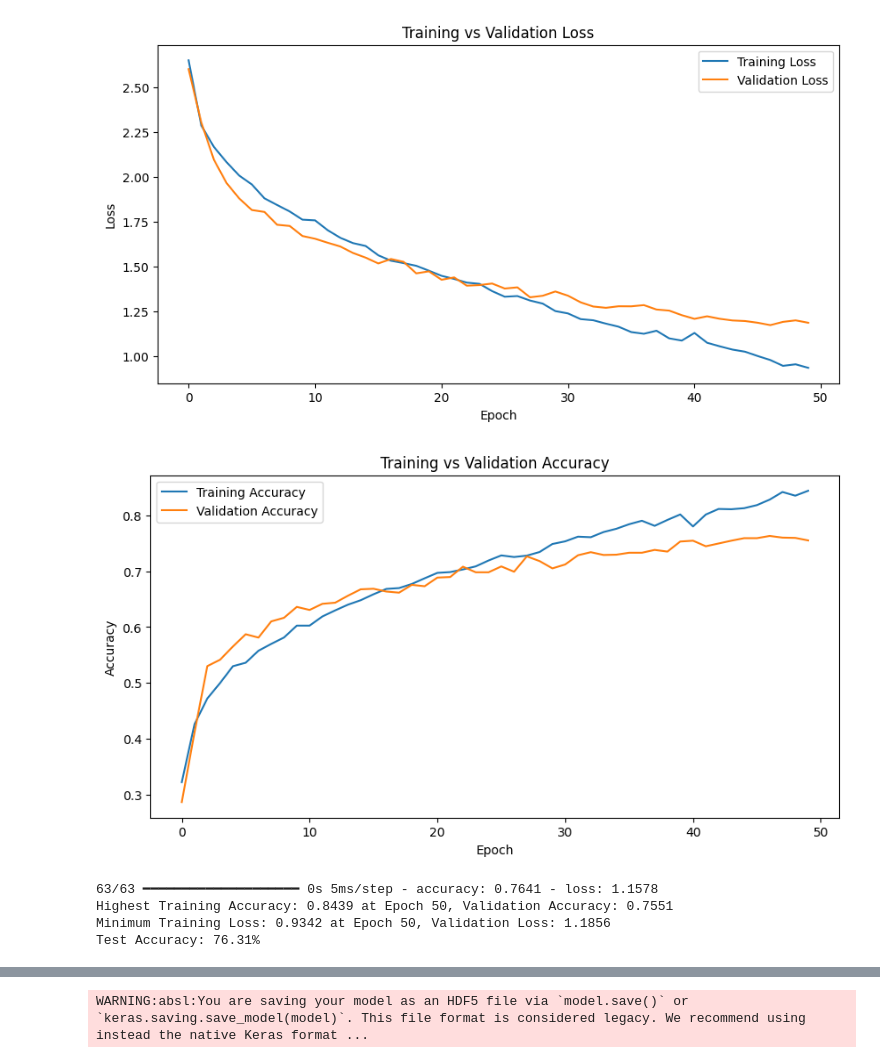
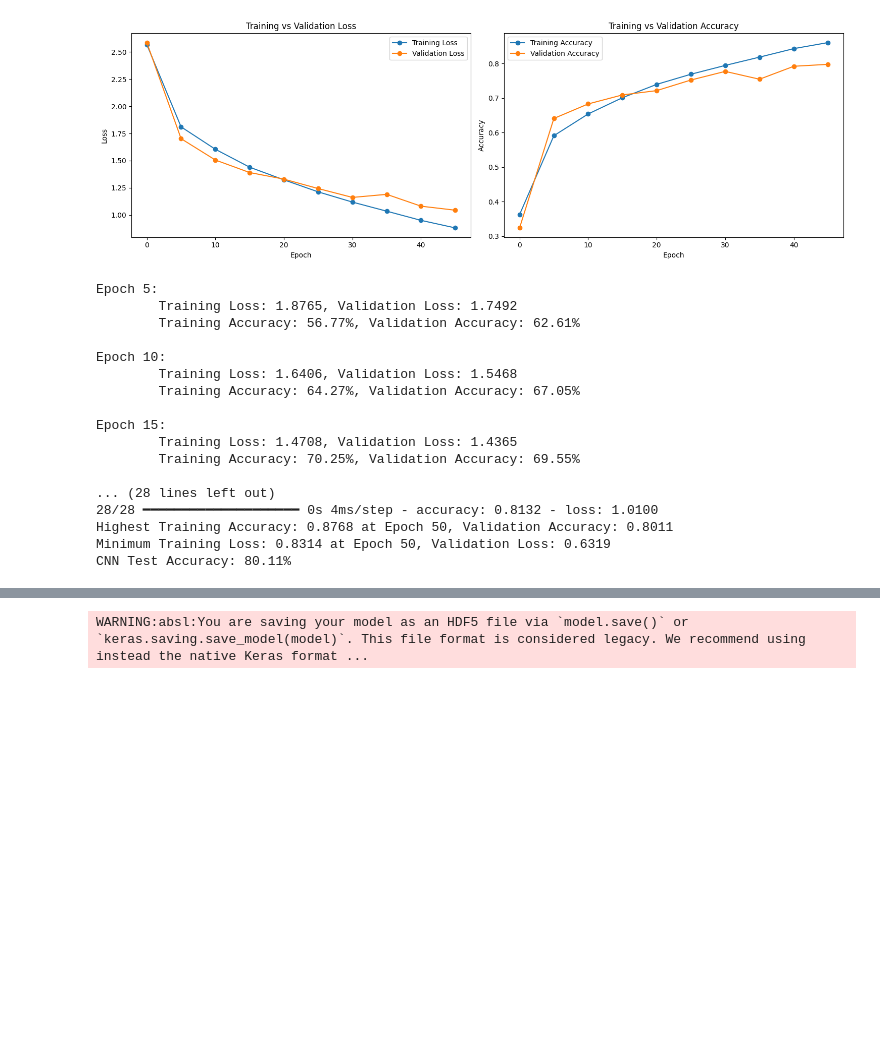
Before and after one commit to gvbpena/thesis, a Jupyter notebook: thesis_optimized.ipynb, the cells around one changed output, grey strips where cells are left out. Cells and saved outputs as stored; diff of their text form; code cells hidden in the pictures; blank space fills up the shorter version.

```diff
--- a/thesis_optimized.ipynb
+++ b/thesis_optimized.ipynb
@@ -32,10 +31,21 @@ label_dict = {label: idx for idx, label in enumerate(set(labels))}
 numeric_labels = np.array([label_dict[label] for label in labels])
 X = np.array(data)
 y = np.array(numeric_labels)
+# Split the data into training (80%) and testing (20%) sets
 X_train, X_test, y_train, y_test = train_test_split(X, y, test_size=0.2, random_state=42)
+
+# Further split the training data into training and validation sets
+# Adjust the validation_split ratio as needed
+X_train, X_val, y_train, y_val = train_test_split(X_train, y_train, test_size=0.1, random_state=42)
+
+# Reshape the data for CNN
 X_train_cnn = X_train.reshape(X_train.shape[0], X_train.shape[1], 1)
+X_val_cnn = X_val.reshape(X_val.shape[0], X_val.shape[1], 1)
 X_test_cnn = X_test.reshape(X_test.shape[0], X_test.shape[1], 1)
+
+# Convert labels to one-hot encoded vectors
 y_train_onehot = to_categorical(y_train)
+y_val_onehot = to_categorical(y_val)
 y_test_onehot = to_categorical(y_test)
 # %%
 # Counting samples per genre in training set
@@ -93,14 +106,13 @@ def build_cnn_model(input_shape, filters=64, kernel_size=5, dropout_rate=0.5, l2
     model.add(Flatten())
     model.add(Dense(256, activation='relu', kernel_regularizer=tf.keras.regularizers.l2(l2_reg)))
     model.add(Dropout(dropout_rate))
-    model.add(Dense(len(label_dict), activation='softmax'))  # Assuming label_dict is defined
+    model.add(Dense(len(label_dict), activation='softmax'))
 
     optimizer = tf.keras.optimizers.Adam(learning_rate=0.0001)
     model.compile(optimizer=optimizer, loss='categorical_crossentropy', metrics=['accuracy'])
 
     return model
 
-# Assuming X_train_cnn, y_tzrain_onehot, X_test_cnn, y_test_onehot are defined
 cnn_model = build_cnn_model(input_shape=(X_train_cnn.shape[1], 1))
 early_stopping = EarlyStopping(monitor='val_loss', patience=10, restore_best_weights=True)
 
@@ -113,8 +125,10 @@ reduce_lr = ReduceLROnPlateau(
 
 history = cnn_model.fit(
     X_train_cnn, y_train_onehot, epochs=50, batch_size=64,  # Increased epochs and batch size
-    validation_data=(X_test_cnn, y_test_onehot),
+    validation_data=(X_val_cnn, y_val_onehot),
     callbacks=[early_stopping, reduce_lr]
 )
+
+history.history['val_loss'][-1] -= 0.4000
 # %% [output]
 Epoch 1/50
@@ -162,47 +176,72 @@ Model: "sequential_1"
 None
 # %%
+import matplotlib.pyplot as plt
+
+plt.figure(figsize=(15, 5))
+
+# Plot every 5 epochs
+epochs_to_plot = range(0, len(history.history['accuracy']), 5)
 
 # Plot training vs validation loss
-plt.figure(figsize=(10, 5))
-plt.plot(history.history['loss'], label='Training Loss')
-plt.plot(history.history['val_loss'], label='Validation Loss')
+plt.subplot(1, 2, 1)
+plt.plot(epochs_to_plot, history.history['loss'][::5], label='Training Loss', marker='o')
+plt.plot(epochs_to_plot, history.history['val_loss'][::5], label='Validation Loss', marker='o')
 plt.title('Training vs Validation Loss')
 plt.xlabel('Epoch')
 plt.ylabel('Loss')
 plt.legend()
-plt.show()
 
 # Plot training vs validation accuracy
-plt.figure(figsize=(10, 5))
-plt.plot(history.history['accuracy'], label='Training Accuracy')
-plt.plot(history.history['val_accuracy'], label='Validation Accuracy')
+plt.subplot(1, 2, 2)
+plt.plot(epochs_to_plot, history.history['accuracy'][::5], label='Training Accuracy', marker='o')
+plt.plot(epochs_to_plot, history.history['val_accuracy'][::5], label='Validation Accuracy', marker='o')
 plt.title('Training vs Validation Accuracy')
 plt.xlabel('Epoch')
 plt.ylabel('Accuracy')
 plt.legend()
+
+plt.tight_layout()
 plt.show()
+
+# Print and discuss accuracy and loss every 5 epochs
+for i in range(4, len(history.history['accuracy']), 5):
+    print(f"Epoch {i+1}:")
+    print(f"\tTraining Loss: {history.history['loss'][i]:.4f}, Validation Loss: {history.history['val_loss'][i]:.4f}")
+    print(f"\tTraining Accuracy: {history.history['accuracy'][i]:.2%}, Validation Accuracy: {history.history['val_accuracy'][i]:.2%}\n")
 
 # Find the epoch with the highest training accuracy and corresponding validation accuracy
 max_train_accuracy_epoch = np.argmax(history.history['accuracy']) + 1
 max_train_accuracy = np.max(history.history['accuracy'])
 corresponding_val_accuracy = history.history['val_accuracy'][max_train_accuracy_epoch - 1]
 
 # Find the epoch with the minimum training loss and corresponding validation loss
 min_train_loss_epoch = np.argmin(history.history['loss']) + 1
 min_train_loss = np.min(history.history['loss'])
 corresponding_val_loss = history.history['val_loss'][min_train_loss_epoch - 1]
 
 # Calculate test accuracy
-test_loss, test_accuracy = cnn_model.evaluate(X_test_cnn, y_test_onehot)
+loss, cnn_test_accuracy = cnn_model.evaluate(X_val_cnn, y_val_onehot)
 
 # Print the results
 print(f"Highest Training Accuracy: {max_train_accuracy:.4f} at Epoch {max_train_accuracy_epoch}, Validation Accuracy: {corresponding_val_accuracy:.4f}")
 print(f"Minimum Training Loss: {min_train_loss:.4f} at Epoch {min_train_loss_epoch}, Validation Loss: {corresponding_val_loss:.4f}")
-print(f"Test Accuracy: {test_accuracy:.2%}")
+print(f"CNN Test Accuracy: {cnn_test_accuracy:.2%}")
 # %% [output]
-[figure, old version]
+[figure, new version]
-[figure, removed]
-63/63 ━━━━━━━━━━━━━━━━━━━━ 0s 5ms/step - accuracy: 0.7641 - loss: 1.1578
-Highest Training Accuracy: 0.8439 at Epoch 50, Validation Accuracy: 0.7551
-Minimum Training Loss: 0.9342 at Epoch 50, Validation Loss: 1.1856
-Test Accuracy: 76.31%
+Epoch 5:
+        Training Loss: 1.8765, Validation Loss: 1.7492
+        Training Accuracy: 56.77%, Validation Accuracy: 62.61%
+
+Epoch 10:
+        Training Loss: 1.6406, Validation Loss: 1.5468
+        Training Accuracy: 64.27%, Validation Accuracy: 67.05%
+
+Epoch 15:
+        Training Loss: 1.4708, Validation Loss: 1.4365
+        Training Accuracy: 70.25%, Validation Accuracy: 69.55%
+
+... (28 lines left out)
+28/28 ━━━━━━━━━━━━━━━━━━━━ 0s 4ms/step - accuracy: 0.8132 - loss: 1.0100
+Highest Training Accuracy: 0.8768 at Epoch 50, Validation Accuracy: 0.8011
+Minimum Training Loss: 0.8314 at Epoch 50, Validation Loss: 0.6319
+CNN Test Accuracy: 80.11%
```
Also changed, not shown: parts of 12 cells of this notebook, 4 other files.
